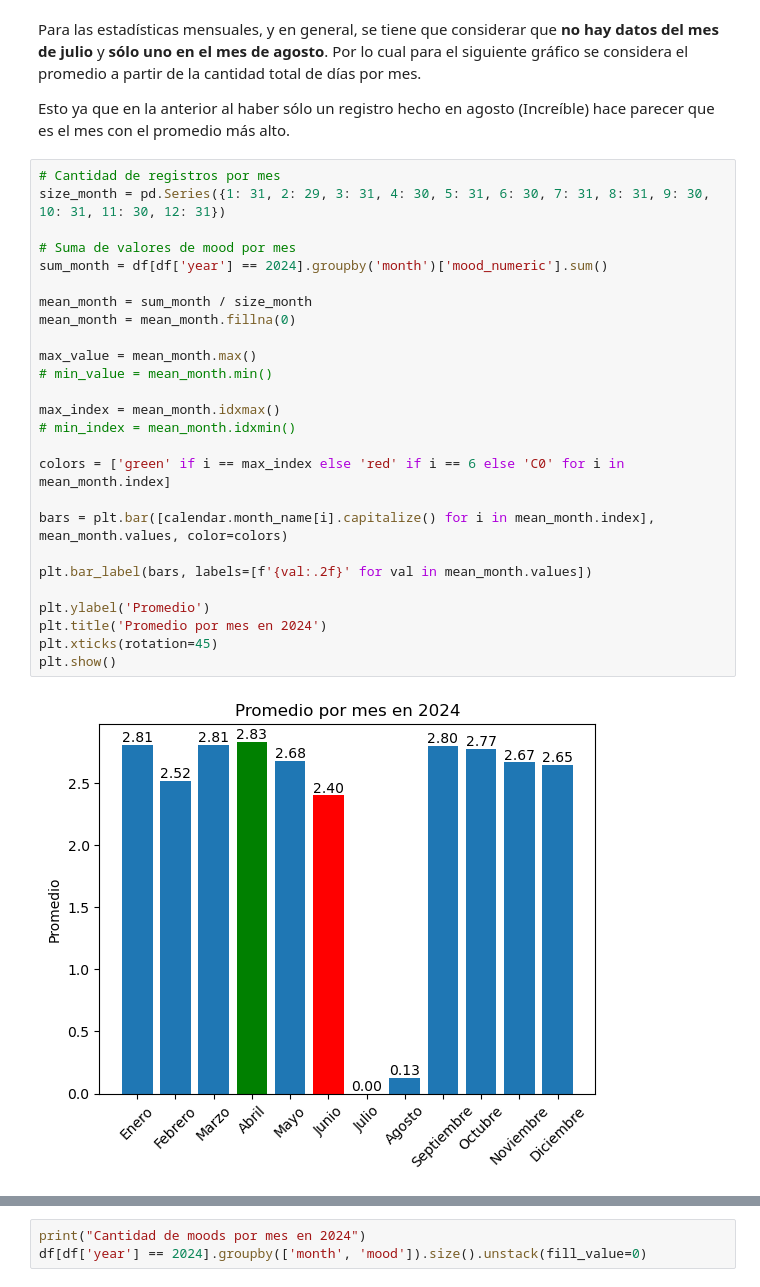
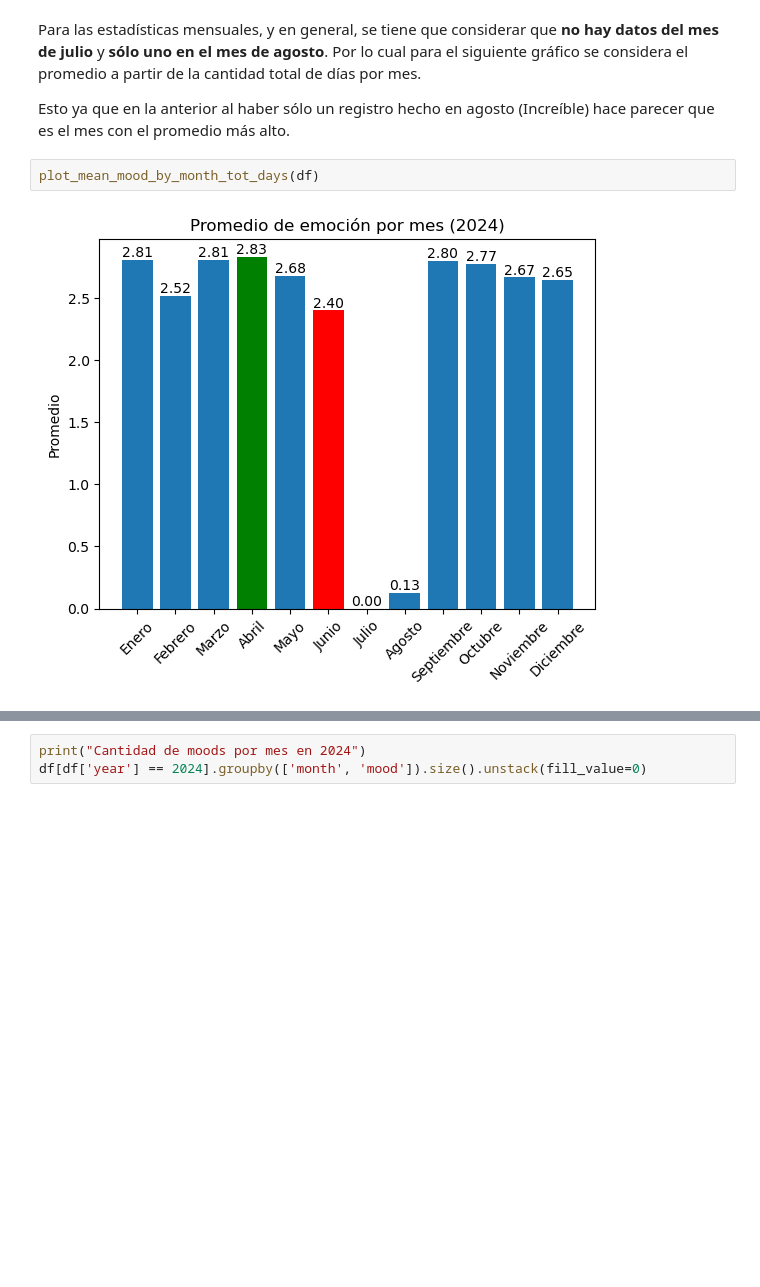
Before and after one commit to IsaiJesus/Feelings, a Jupyter notebook: notebooks/01_eda_preprocessing.ipynb, the cells around one changed output, grey strips where cells are left out. Drawn from its saved outputs; the diff is of its cells as text; blank space fills up the shorter version.

```diff
--- a/notebooks/01_eda_preprocessing.ipynb
+++ b/notebooks/01_eda_preprocessing.ipynb
@@ -264,33 +202,9 @@ Para las estadísticas mensuales, y en general, se tiene que considerar que __no
 por mes.
 
 Esto ya que en la anterior al haber sólo un registro hecho en agosto (Increíble) hace parecer que es el mes con el promedio más alto.
-# %%
-# Cantidad de registros por mes
-size_month = pd.Series({1: 31, 2: 29, 3: 31, 4: 30, 5: 31, 6: 30, 7: 31, 8: 31, 9: 30, 10: 31, 11: 30, 12: 31})
-
-# Suma de valores de mood por mes
-sum_month = df[df['year'] == 2024].groupby('month')['mood_numeric'].sum()
-
-mean_month = sum_month / size_month
-mean_month = mean_month.fillna(0)
-
-max_value = mean_month.max()
-# min_value = mean_month.min()
-
-max_index = mean_month.idxmax()
-# min_index = mean_month.idxmin()
-
-colors = ['green' if i == max_index else 'red' if i == 6 else 'C0' for i in mean_month.index]
-
-bars = plt.bar([calendar.month_name[i].capitalize() for i in mean_month.index], mean_month.values, color=colors)
-
-plt.bar_label(bars, labels=[f'{val:.2f}' for val in mean_month.values])
-
-plt.ylabel('Promedio')
-plt.title('Promedio por mes en 2024')
-plt.xticks(rotation=45)
-plt.show()
-# %% [output]
-[figure, removed]
+# %%
+plot_mean_mood_by_month_tot_days(df)
+# %% [output]
+[figure, added]
 # %% [markdown]
 Con la gráfica anterior se puede concluir que el mes con **mejor mood** fue en **abril**, mientras que el que tiene el **peor mood** (sin tomar en cuenta a julio y agosto por la cantidad de registros) fue **junio**.
```
Also changed, not shown: parts of 80 cells of this notebook, 4 other files.
